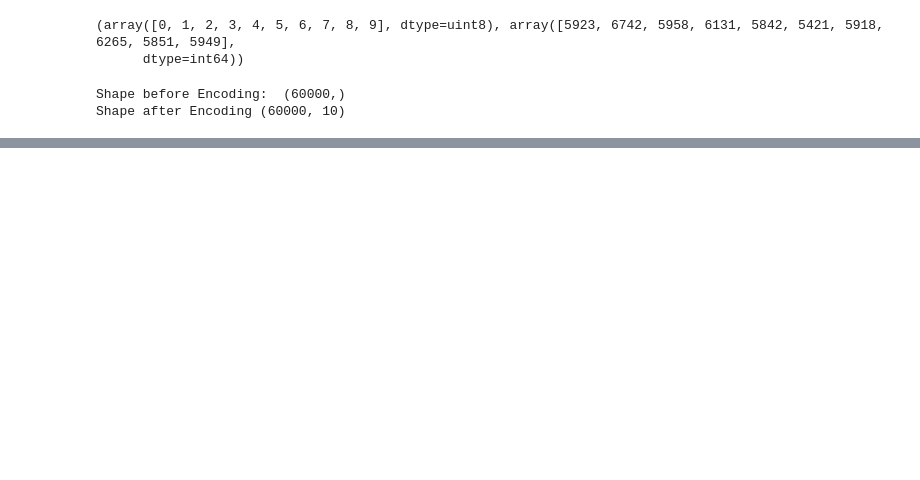
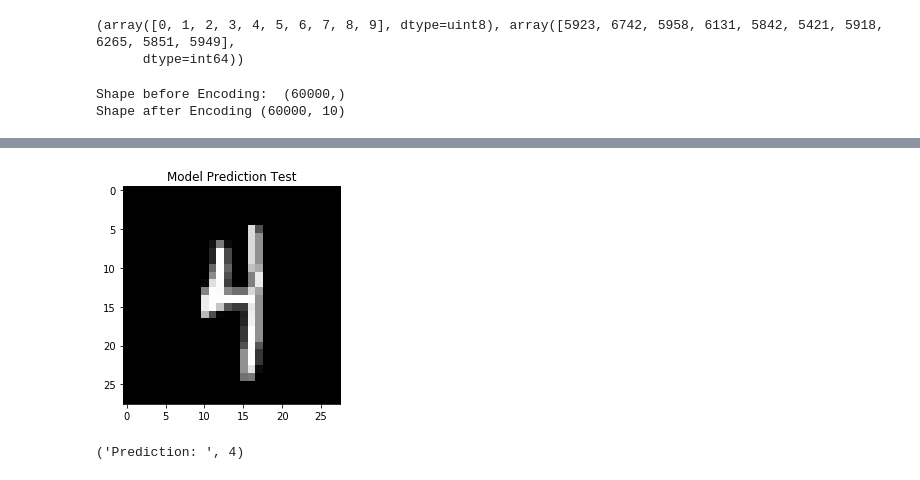
Before and after one commit to AndreasFahey/Emerging-Technologies, a Jupyter notebook: ProjectModel.ipynb, the cells around one changed output, grey strips where cells are left out. Drawn from its saved outputs; the diff is of its cells as text; code cells hidden in the pictures; blank space fills up the shorter version.

```diff
--- a/ProjectModel.ipynb
+++ b/ProjectModel.ipynb
@@ -168,0 +177,12 @@ Saved Model at savedModel/trainedModel.h5
+# %%
+## Plots Image that will be sent for prediction
+plt.imshow(X_test[65].reshape(28,28), cmap="gray")
+plt.title('Model Prediction Test')
+plt.show()
+
+## This will return an normalized output for each digit
+## I used argmax to return the actual prediction
+"Prediction: ", np.argmax(loadedModel.predict(X_test[65:66]))
+# %% [output]
+[figure, added]
+('Prediction: ', 4)
```
Also changed, not shown: parts of 3 cells of this notebook, 1 other file.
